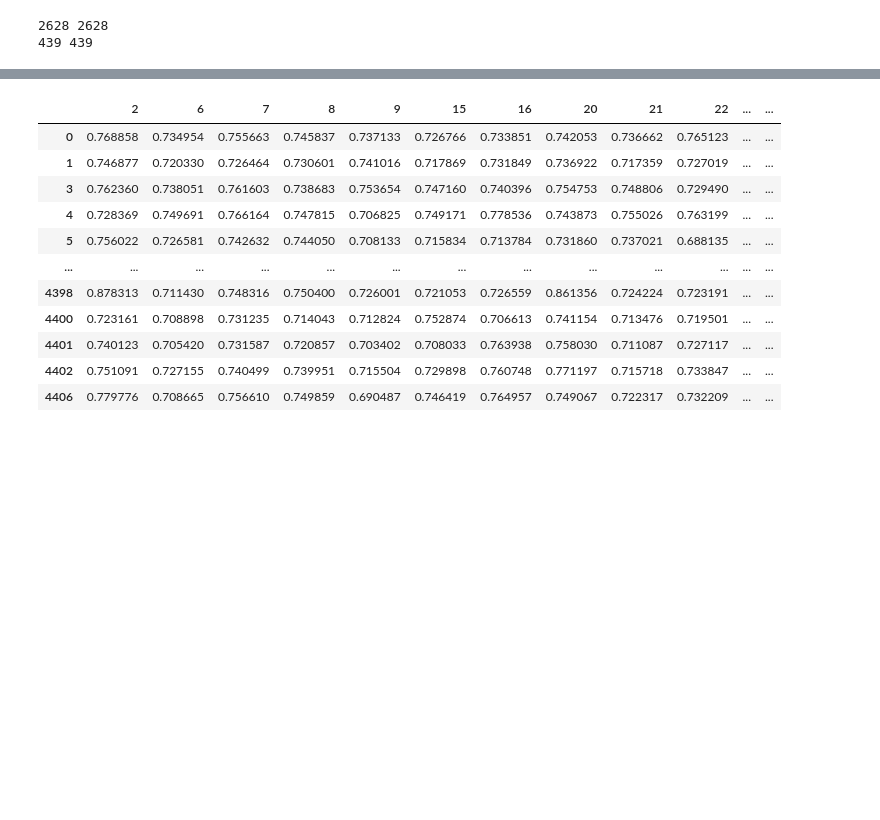
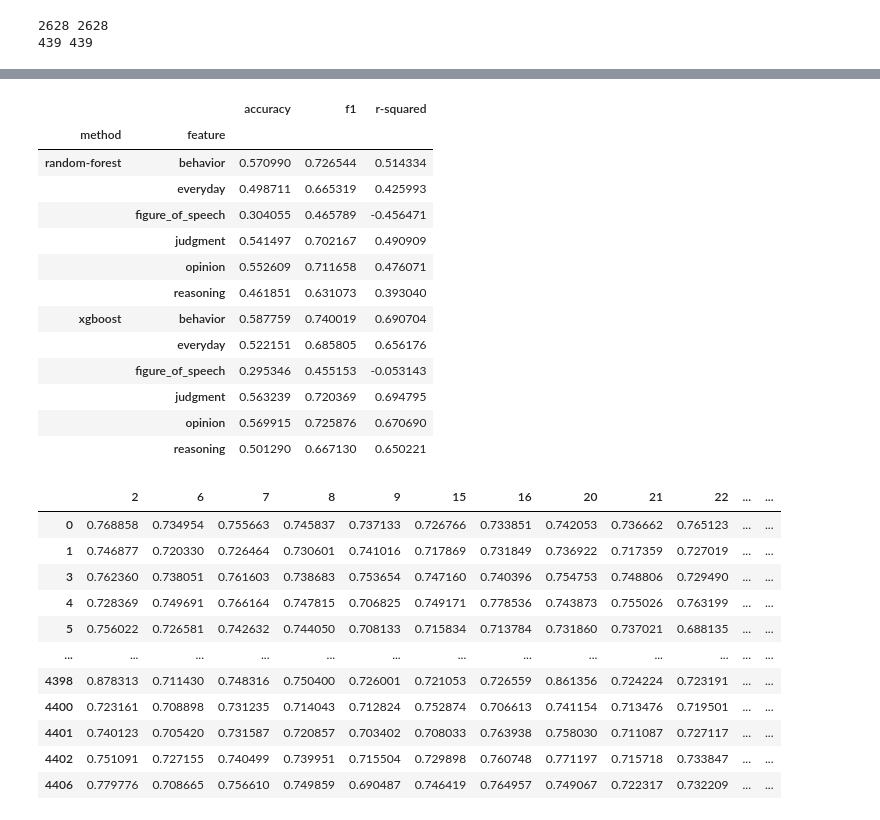
Before and after one commit to Watts-Lab/commonsense-statements, a Jupyter notebook: notebooks/dimension-prediction.ipynb, the cells around one changed output, grey strips where cells are left out. Saved outputs shown, nothing was run; the diff lists cells and outputs as text; code cells hidden in the pictures; blank space fills up the shorter version.

Commit message:
metric checked

```diff
--- a/notebooks/dimension-prediction.ipynb
+++ b/notebooks/dimension-prediction.ipynb
@@ -316,8 +317,10 @@ print(len(X_test), len(y_test))
 2628 2628
 439 439
 # %%
+result_metrics = []
+
 for f in features:
-    print(f)
+    # print(f)
     gg = get_train_test_split(balanced_data, f, k)
     rf = RandomForestClassifier()
     for i in range(10):
@@ -330,8 +333,20 @@ for f in features:
         print(
             "fold:",
             i + 1,
+            ", f1: ",
+            f1_score(y_test, y_pred),
             ", Accuracy: ",
             accuracy,
             ", r-squared:",
             do_global_r_sqaured(y_test, y_pred, verbose=False),
         )
+
+        result_metrics.append(
+            {
+                'method': 'random-forest',
+                "feature": f,
+                "accuracy": accuracy,
+                "f1": f1_score(y_test, y_pred),
+                "r-squared": do_global_r_sqaured(y_test, y_pred, verbose=False),
+            }
+        )
@@ -356,3 +428,22 @@ fold: 10 , Accuracy:  0.3125 , r-squared: -0.5529411764705883
+# %%
+pd.concat([pd.DataFrame(result_metrics), pd.DataFrame(xgb_metrics)]).groupby(
+    ["method", "feature"]
+).mean()
+# %% [output]
+|  |  | accuracy | f1 | r-squared |
+| method | feature |  |  |  |
+| random-forest | behavior | 0.570990 | 0.726544 | 0.514334 |
+|  | everyday | 0.498711 | 0.665319 | 0.425993 |
+|  | figure_of_speech | 0.304055 | 0.465789 | -0.456471 |
+|  | judgment | 0.541497 | 0.702167 | 0.490909 |
+|  | opinion | 0.552609 | 0.711658 | 0.476071 |
+|  | reasoning | 0.461851 | 0.631073 | 0.393040 |
+| xgboost | behavior | 0.587759 | 0.740019 | 0.690704 |
+|  | everyday | 0.522151 | 0.685805 | 0.656176 |
+|  | figure_of_speech | 0.295346 | 0.455153 | -0.053143 |
+|  | judgment | 0.563239 | 0.720369 | 0.694795 |
+|  | opinion | 0.569915 | 0.725876 | 0.670690 |
+|  | reasoning | 0.501290 | 0.667130 | 0.650221 |
 # %%
 embeddings = np.vstack(merged_df.embeddings.values)
 
```
Also changed, not shown: parts of 5 cells of this notebook.
